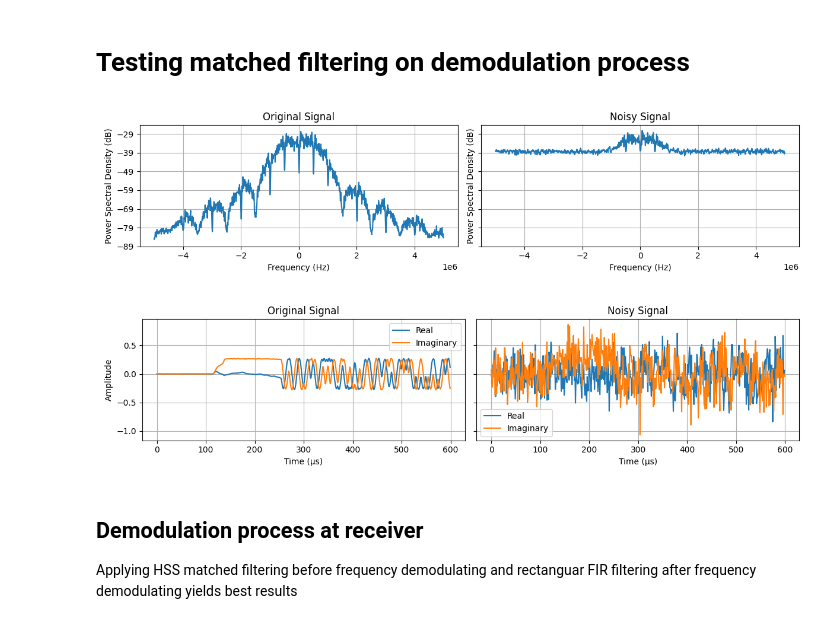
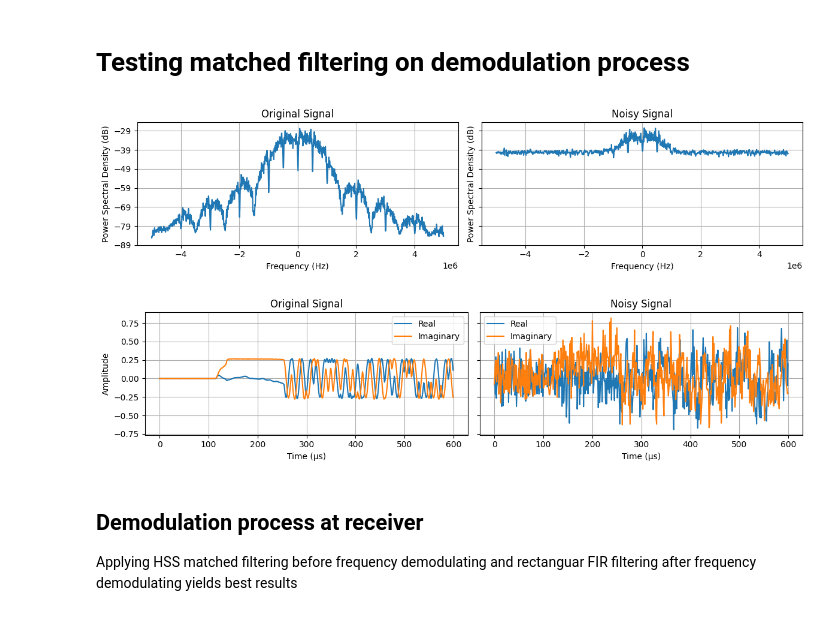
Before and after one commit to SDMote/SDR_projects, a Jupyter notebook: python_phy/802154_matched_filter_prototype.ipynb, the cells around one changed output. Saved outputs shown, nothing was run; the diff lists cells and outputs as text; code cells hidden in the pictures.

```diff
--- a/python_phy/802154_matched_filter_prototype.ipynb
+++ b/python_phy/802154_matched_filter_prototype.ipynb
@@ -19,34 +19,34 @@ plt.close('all')
 # %%
 fs = 10e6  # Hz
 samples_per_chip = 5  # Samples per chip, 2 Mchip/s, but 1 Msym/s QPSK
 samples_per_symbol = 2 * samples_per_chip
 filename = "802154_0dBm.dat"  # Open BLE file
 iq_samples = read_iq_data(f"../capture_nRF/data/new/{filename}")
 fsk_deviation_802154: float = 500e3  # Hz, when interpreting HSS O-QPSK as MSK
 
-noise_power = -7
+noise_power = -9
 iq_samples_noisy = add_white_gaussian_noise(iq_samples, noise_power)
 
 figsize = (12, 3)
 plot_periodograms(
     [iq_samples, iq_samples_noisy],
     fs=fs,
     titles=["Original Signal", "Noisy Signal"],
     figsize=figsize,
     NFFT=1024,
     horizontal=True,
 )
 time_interval = (6800, 7400)
 plot_complex_time(
     [iq_samples[time_interval[0] : time_interval[1]], iq_samples_noisy[time_interval[0] : time_interval[1]]],
     fs=fs,
     titles=["Original Signal", "Noisy Signal"],
     figsize=figsize,
     horizontal=True,
 )
 # %% [output]
-[figure, old version]
+[figure, new version]
-[figure, old version]
+[figure, new version]
 # %% [markdown]
 ## Demodulation process at receiver
 Applying HSS matched filtering before frequency demodulating and rectanguar FIR filtering after frequency demodulating yields best results
```
Also changed, not shown: parts of 4 cells of this notebook, 8 other files.
